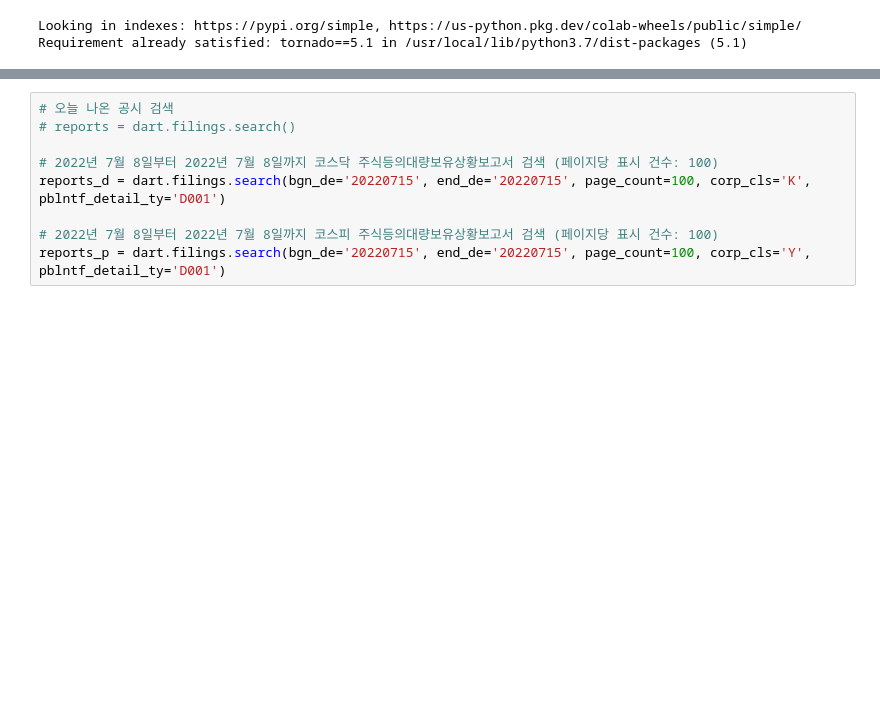
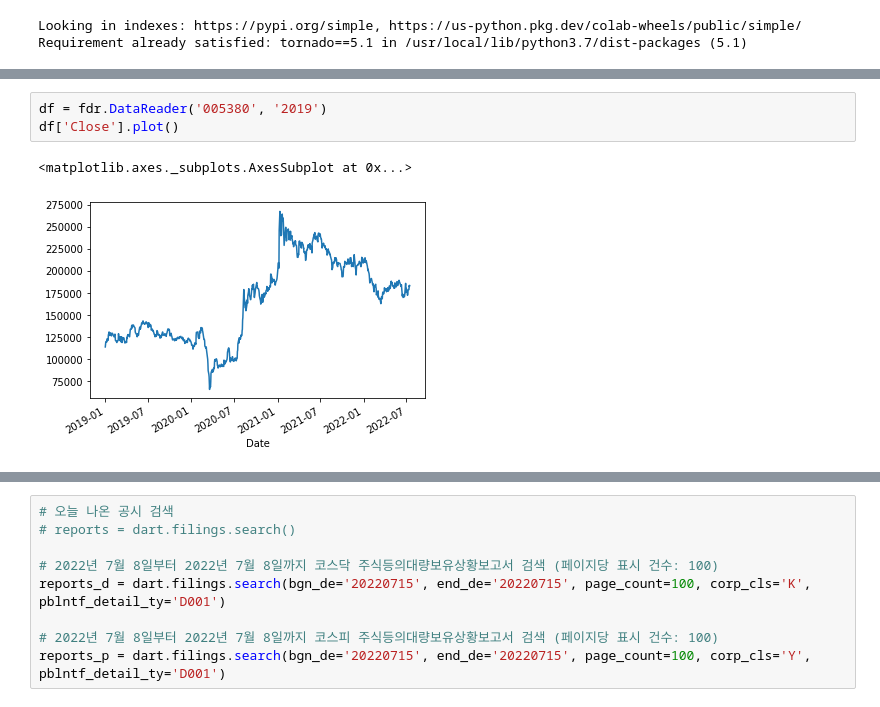
Before and after one commit to sub3h/StockAnalysisInPython, a Jupyter notebook: biasguard.ipynb, the cells around one changed output, grey strips where cells are left out. Drawn from its saved outputs; the diff is of its cells as text; blank space fills up the shorter version.

```diff
--- a/biasguard.ipynb
+++ b/biasguard.ipynb
@@ -90,0 +168,6 @@ Hello World!
+# %%
+df = fdr.DataReader('005380', '2019')
+df['Close'].plot()
+# %% [output]
+<matplotlib.axes._subplots.AxesSubplot at 0x...>
+[figure, added]
```
Also changed, not shown: parts of 18 cells of this notebook.
